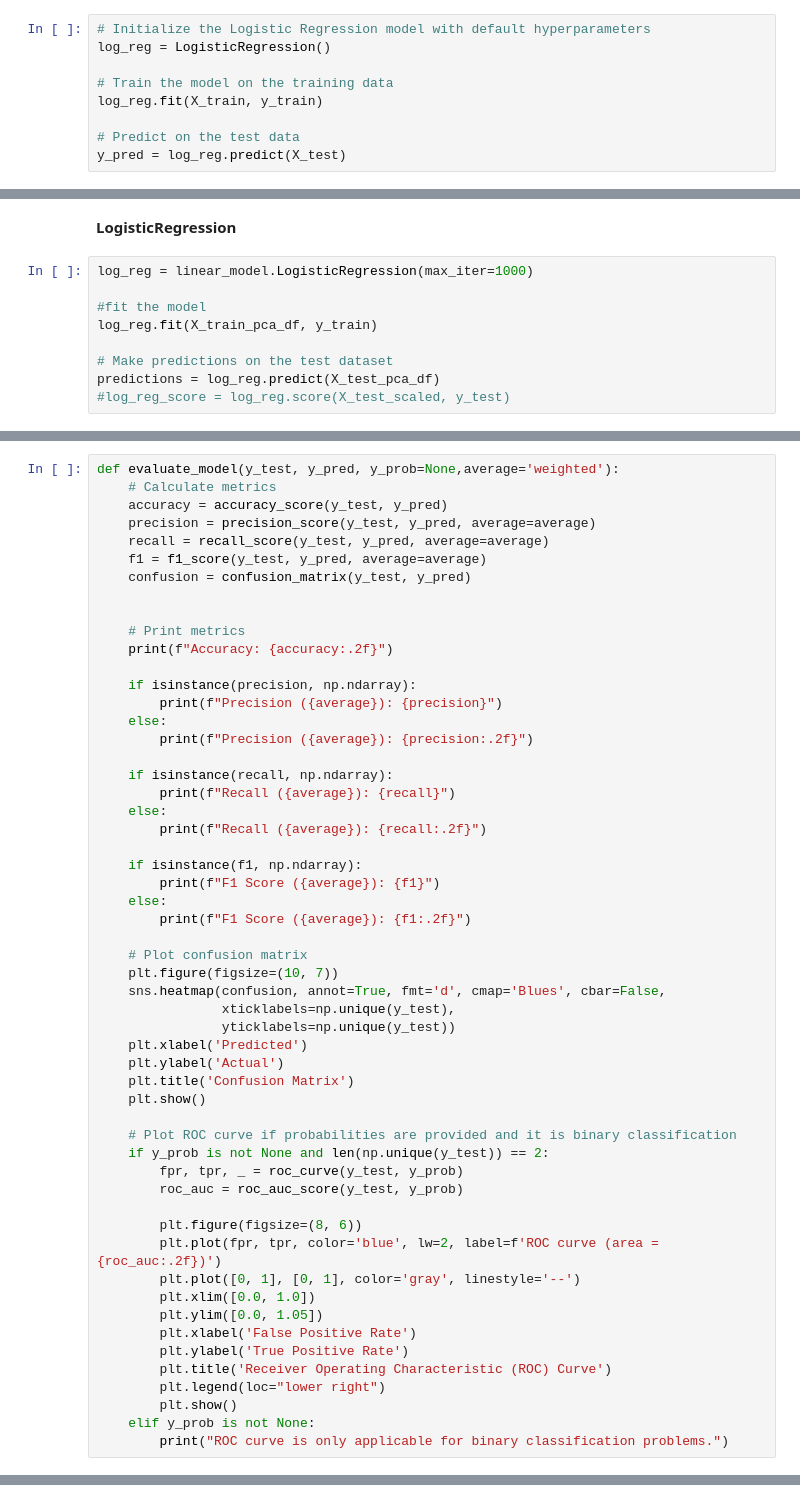
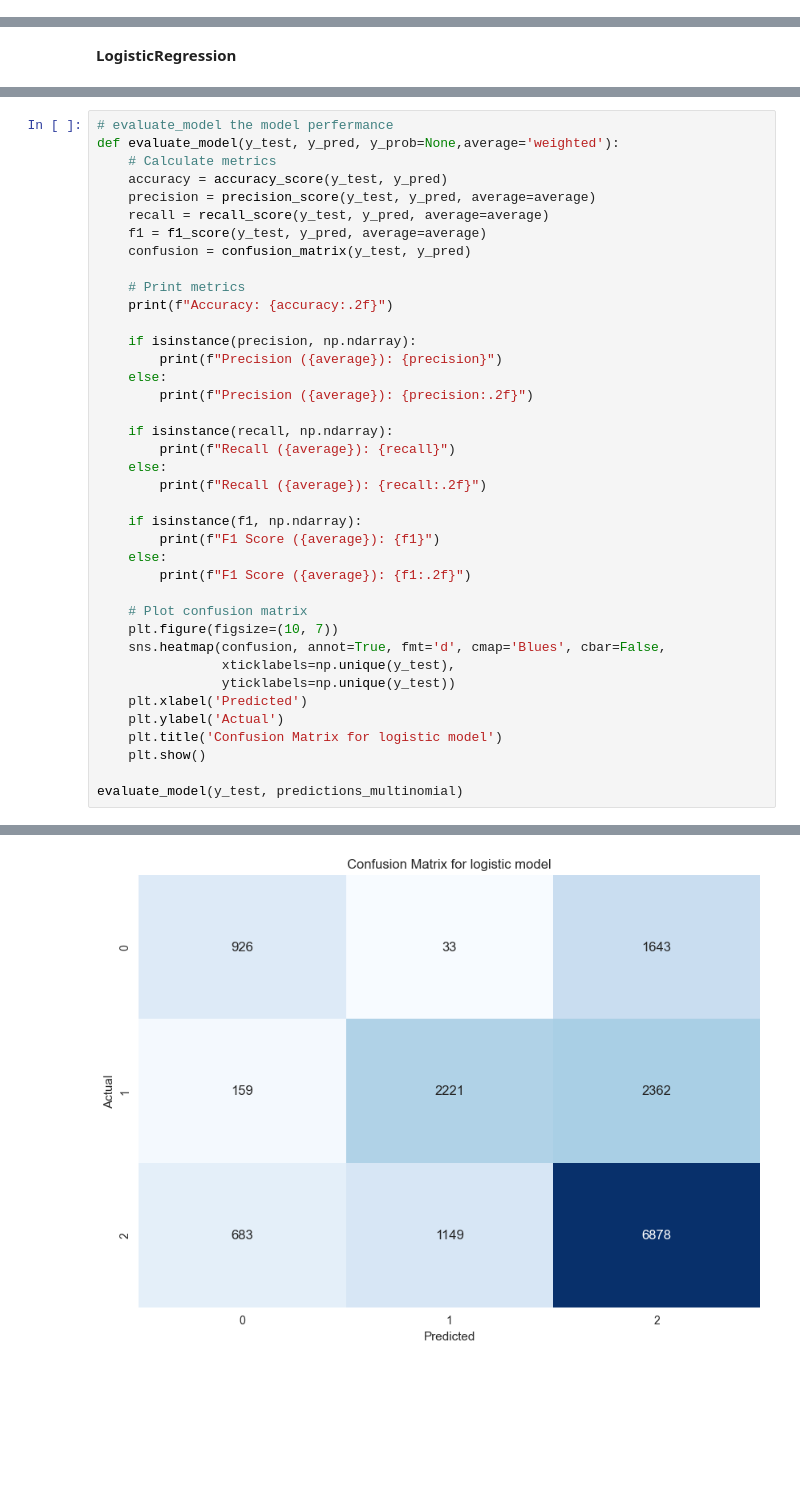
Before and after one commit to ishamel101/Credit-Score-Classification, a Jupyter notebook: Credit Score Classification.ipynb, the cells around one changed output, grey strips where cells are left out. Saved outputs shown, nothing was run; the diff lists cells and outputs as text; blank space fills up the shorter version.

```diff
--- a/Credit Score Classification.ipynb
+++ b/Credit Score Classification.ipynb
@@ -1051,9 +1002,0 @@ accuracy_score for logistic algorithm for predictions_multinomial: 0.62445496449
-# %%
-# Initialize the Logistic Regression model with default hyperparameters
-log_reg = LogisticRegression()
-
-# Train the model on the training data
-log_reg.fit(X_train, y_train)
-
-# Predict on the test data
-y_pred = log_reg.predict(X_test)
@@ -1126,11 +1032,2 @@ X_train_pca_df = pd.DataFrame(data=X_train_pca, columns=[f'PC{i+1}' for i in ran
 # %% [markdown]
 **LogisticRegression**
-# %%
-log_reg = linear_model.LogisticRegression(max_iter=1000)
-
-#fit the model
-log_reg.fit(X_train_pca_df, y_train)
-
-# Make predictions on the test dataset
-predictions = log_reg.predict(X_test_pca_df)
-#log_reg_score = log_reg.score(X_test_scaled, y_test)
@@ -1139,4 +1058,5 @@ ValueError: Found input variables with inconsistent numbers of samples: [16054,
 # %%
+# evaluate_model the model perfermance
 def evaluate_model(y_test, y_pred, y_prob=None,average='weighted'):
     # Calculate metrics
     accuracy = accuracy_score(y_test, y_pred)
@@ -1144,7 +1064,6 @@ def evaluate_model(y_test, y_pred, y_prob=None,average='weighted'):
     recall = recall_score(y_test, y_pred, average=average)
     f1 = f1_score(y_test, y_pred, average=average)
     confusion = confusion_matrix(y_test, y_pred)
-
 
     # Print metrics
     print(f"Accuracy: {accuracy:.2f}")
@@ -1171,23 +1090,8 @@ def evaluate_model(y_test, y_pred, y_prob=None,average='weighted'):
                 yticklabels=np.unique(y_test))
     plt.xlabel('Predicted')
     plt.ylabel('Actual')
-    plt.title('Confusion Matrix')
+    plt.title('Confusion Matrix for logistic model')
     plt.show()
 
-    # Plot ROC curve if probabilities are provided and it is binary classification
-    if y_prob is not None and len(np.unique(y_test)) == 2:
-        fpr, tpr, _ = roc_curve(y_test, y_prob)
-        roc_auc = roc_auc_score(y_test, y_prob)
-
-        plt.figure(figsize=(8, 6))
-        plt.plot(fpr, tpr, color='blue', lw=2, label=f'ROC curve (area = {roc_auc:.2f})')
-        plt.plot([0, 1], [0, 1], color='gray', linestyle='--')
-        plt.xlim([0.0, 1.0])
-        plt.ylim([0.0, 1.05])
-        plt.xlabel('False Positive Rate')
-        plt.ylabel('True Positive Rate')
-        plt.title('Receiver Operating Characteristic (ROC) Curve')
-        plt.legend(loc="lower right")
-        plt.show()
-    elif y_prob is not None:
-        print("ROC curve is only applicable for binary classification problems.")
+evaluate_model(y_test, predictions_multinomial)
+# %% [output]
@@ -1193,0 +1102 @@ def evaluate_model(y_test, y_pred, y_prob=None,average='weighted'):
+[figure, added]
```
Also changed, not shown: parts of 19 cells of this notebook.
